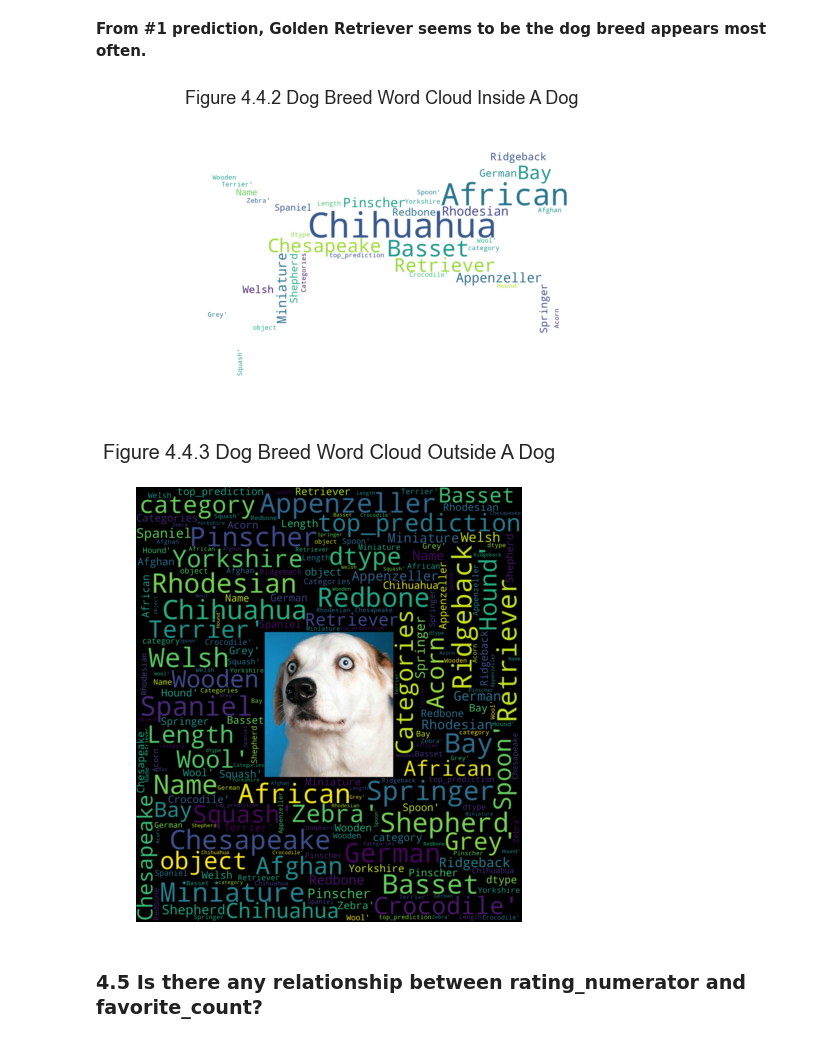
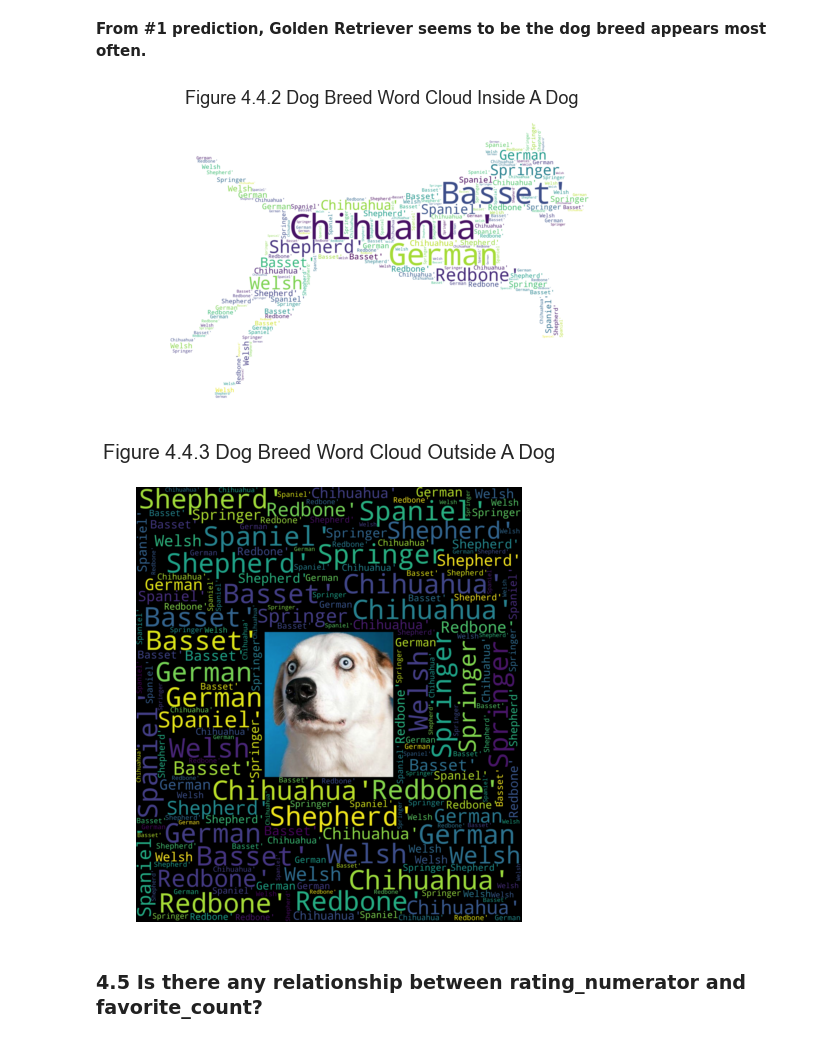
Before and after one commit to Meng-nanco/Data_Wrangling_project, a Jupyter notebook: Wrangle_Act_Meng_Tan.ipynb, the cells around one changed output. Saved outputs shown, nothing was run; the diff lists cells and outputs as text; code cells hidden in the pictures.

Commit message:
Correct text errors in generating wordcloud

```diff
--- a/Wrangle_Act_Meng_Tan.ipynb
+++ b/Wrangle_Act_Meng_Tan.ipynb
@@ -1092,13 +1087,13 @@ plt.savefig('4_breed_count.png');
 # %%
 # Make more fashionable visualisations with wordcloud
 
-text = str(dog_breed)
+text = str(dog_breed.astype(str).values)
 
 # Read the mask image
 # The image source: https://www.shutterstock.com/search/running+dog+silhouette
 dog_mask = np.array(Image.open('dog_silhouette.png'))
 
-wc = WordCloud(background_color='white', mask=dog_mask,
+wc = WordCloud(background_color='white', mask=dog_mask, stopwords=STOPWORDS, repeat=True,
                contour_width=1, contour_color='white')
 
 # Generate word cloud
@@ -1112,7 +1107,7 @@ plt.title('Figure 4.4.2 Dog Breed Word Cloud Inside A Dog', fontsize=18)
 plt.savefig('dog_wordcloud_white.png')
 plt.show()
 # %% [output]
-[figure, old version]
+[figure, new version]
 # %%
 # Another wordcloud
 
@@ -1121,35 +1116,35 @@ plt.show()
 mask_dog = np.array(Image.open('dog.png'))[:,:,0:3]
 
 # Create a picture in array structure, with bigger size, which surrounds 'dog.png' with black area
 mask_blank = np.zeros(mask_dog.shape).astype(int)
 
 mask_wide = np.concatenate([mask_blank, mask_dog, mask_blank], axis=0)
 
 mask_blank_wide = np.zeros(mask_wide.shape).astype(int)
 
 mask_whole = np.concatenate([mask_blank_wide, mask_wide, mask_blank_wide], axis=1)
 
 # Create the mask in a photo frame shape
 x, y = np.ogrid[:mask_whole.shape[0], :mask_whole.shape[1]]
 mask = (x < mask_dog.shape[0]*2) & (x > mask_dog.shape[0]) & ( y < mask_dog.shape[1]*2) & (y > mask_dog.shape[1])
 mask = 255 * mask.astype(int)
 
 # Generate the wordcloud
-wc = WordCloud(background_color='black', repeat=True, mask=mask)
+wc = WordCloud(background_color='black', repeat=True, mask=mask, stopwords=STOPWORDS)
 wc.generate(text)
 
 # Combine wordcloud with mask_whole
 wc_whole = wc + mask_whole
 
 # Show the wordcloud with 'dog.png'
 plt.figure(figsize=(10, 8))
 plt.imshow(wc_whole, interpolation='bilinear')
 plt.axis('off')
 plt.title('Figure 4.4.3 Dog Breed Word Cloud Outside A Dog\n', fontsize=20)
 plt.savefig('dog_wordcloud_black.png')
 plt.show()
 # %% [output]
-[figure, old version]
+[figure, new version]
 # %% [markdown]
 ### 4.5 Is there any relationship between rating_numerator and favorite_count?
 # %%
```
Also changed, not shown: parts of 5 cells of this notebook, 2 other files.
